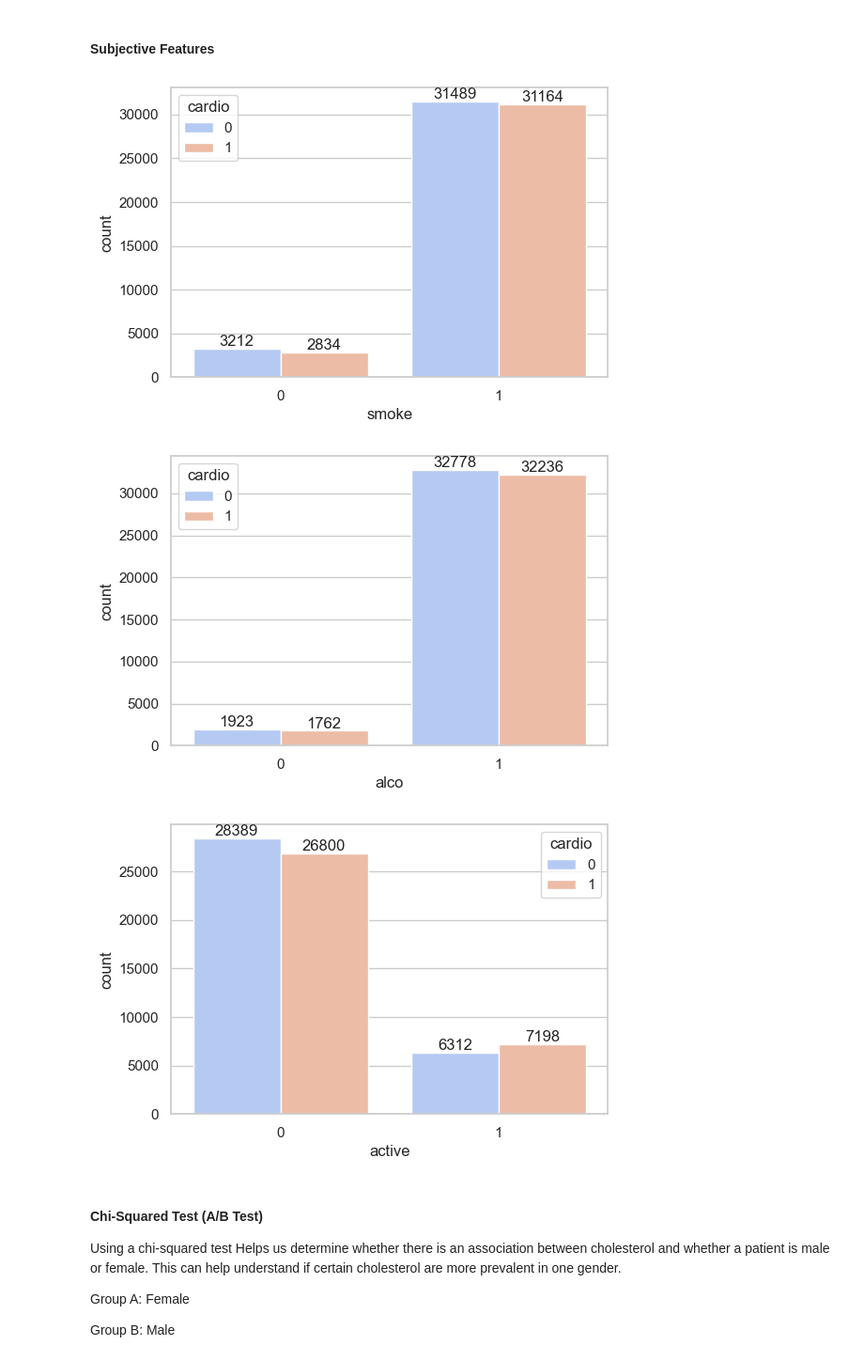
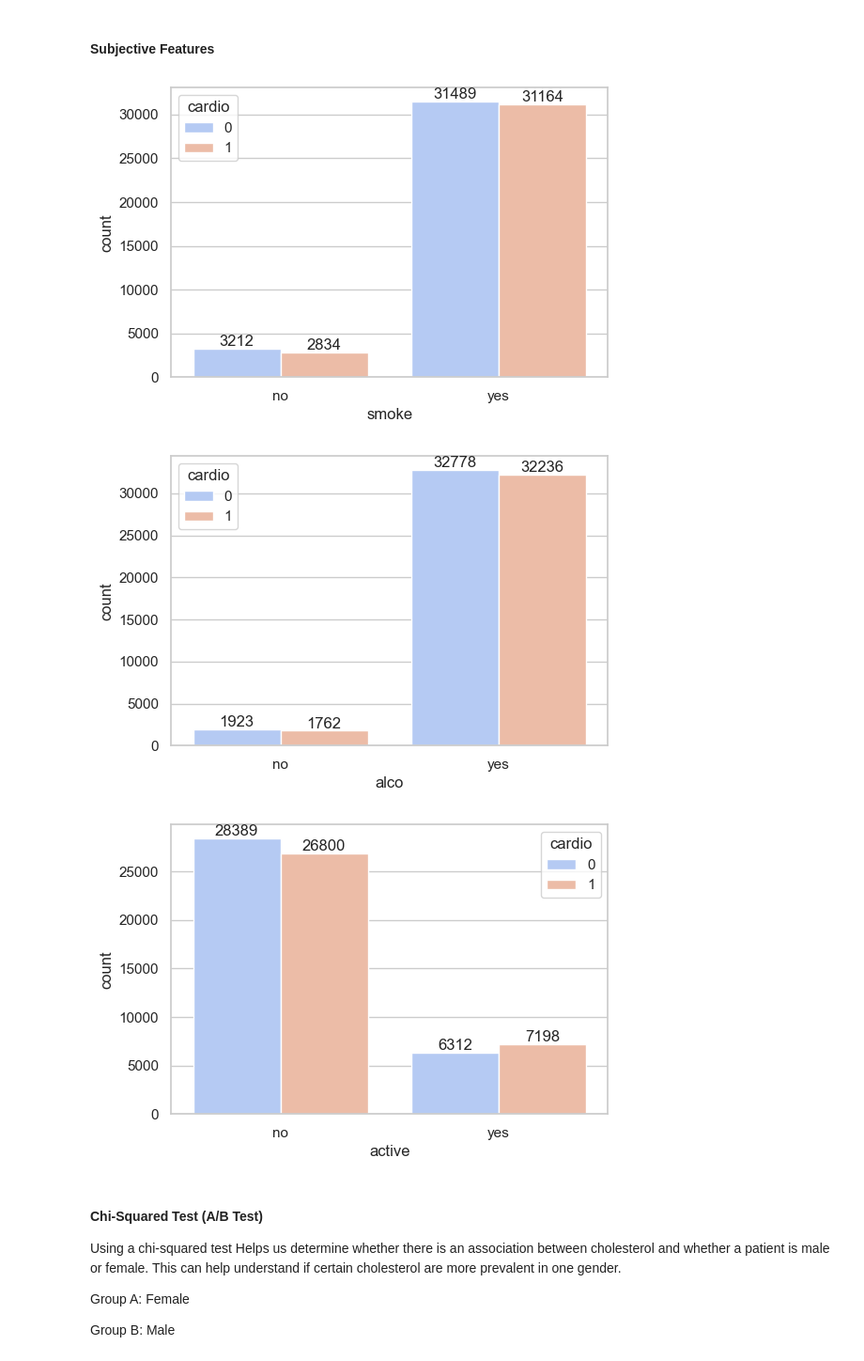
Before and after one commit to NathanGarrity/CaseStudies_Group2, a Jupyter notebook: HeartDiseaseAnalysis.ipynb, the cells around one changed output. Shown at 94% size. Drawn from its saved outputs; the diff is of its cells as text; code cells hidden in the pictures.

```diff
--- a/HeartDiseaseAnalysis.ipynb
+++ b/HeartDiseaseAnalysis.ipynb
@@ -190,6 +195,9 @@ df["active"] = df["active"].map({0: 1, 1: 0})
 df["smoke"] = df["smoke"].map({0: 1, 1: 0})
 df["alco"] = df["alco"].map({0: 1, 1: 0})
 
+# Reset the 'id' column to count from 1 to the number of rows
+df['id'] = range(1, len(df) + 1)
+
 # Confirms changes
 df.info()
 df.head()
@@ -306,12 +314,14 @@ plt.show()
 # %%
 plt.figure(figsize=(7,4))
 bx = sns.countplot(x='cholesterol',hue='cardio',data = df,palette = 'coolwarm')
+bx.set_xticklabels(['low', 'medium', 'high'])
 for p in bx.containers:
     bx.bar_label(p)
 plt.show()
 
 plt.figure(figsize=(7,4))
 cx = sns.countplot(x='gluc',hue='cardio',data = df,palette = 'coolwarm')
+cx.set_xticklabels(['low', 'medium', 'high'])
 for b in cx.containers:
     cx.bar_label(b)
 plt.show()
@@ -322,26 +332,29 @@ plt.show()
 #### Subjective Features
 # %%
 plt.figure(figsize=(6,4))
-dx = sns.countplot(x='smoke',hue='cardio',data = df,palette = 'coolwarm')
+dx = sns.countplot(x='smoke', hue='cardio', data=df, palette='coolwarm')
+dx.set_xticklabels(['no', 'yes'])
 for b in dx.containers:
     dx.bar_label(b)
 plt.show()
 
 plt.figure(figsize=(6,4))
-ex = sns.countplot(x='alco',hue='cardio',data = df,palette = 'coolwarm')
+ex = sns.countplot(x='alco', hue='cardio', data=df, palette='coolwarm')
+ex.set_xticklabels(['no', 'yes'])
 for b in ex.containers:
     ex.bar_label(b)
 plt.show()
 
 plt.figure(figsize=(6,4))
-fx = sns.countplot(x='active',hue='cardio',data = df,palette = 'coolwarm')
+fx = sns.countplot(x='active', hue='cardio', data=df, palette='coolwarm')
+fx.set_xticklabels(['no', 'yes'])
 for b in fx.containers:
     fx.bar_label(b)
 plt.show()
 # %% [output]
-[figure, old version]
+[figure, new version]
-[figure, old version]
+[figure, new version]
-[figure, old version]
+[figure, new version]
 # %% [markdown]
 #### Chi-Squared Test (A/B Test)
 Using a chi-squared test Helps us determine whether there is an association between cholesterol and whether a patient is male or female. This can help understand if certain cholesterol are more prevalent in one gender.
```
Also changed, not shown: parts of 12 cells of this notebook.
